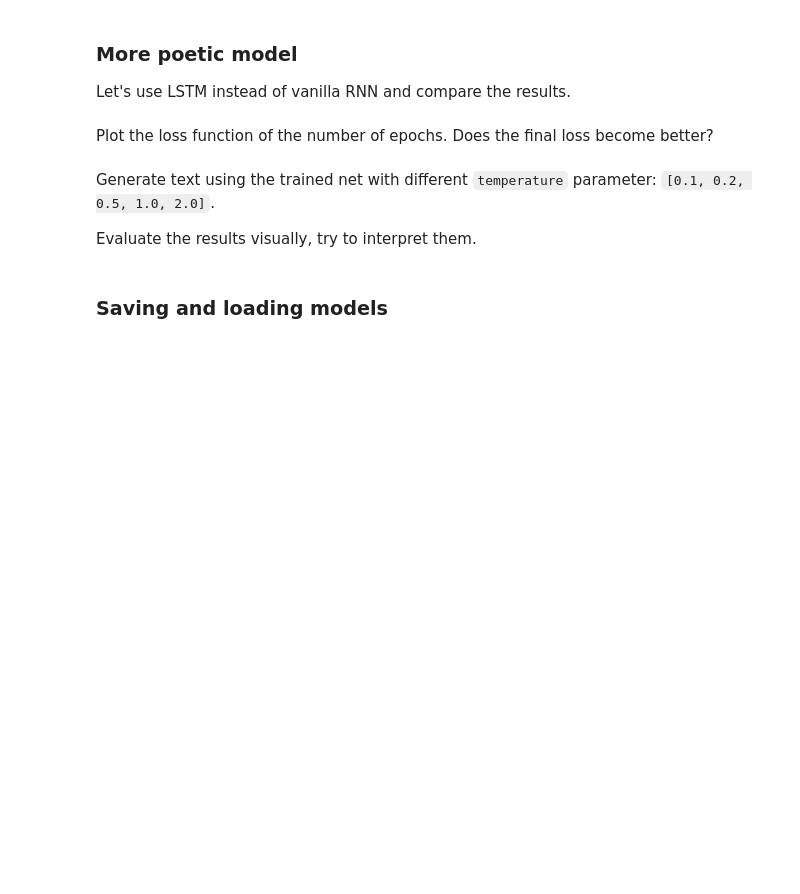
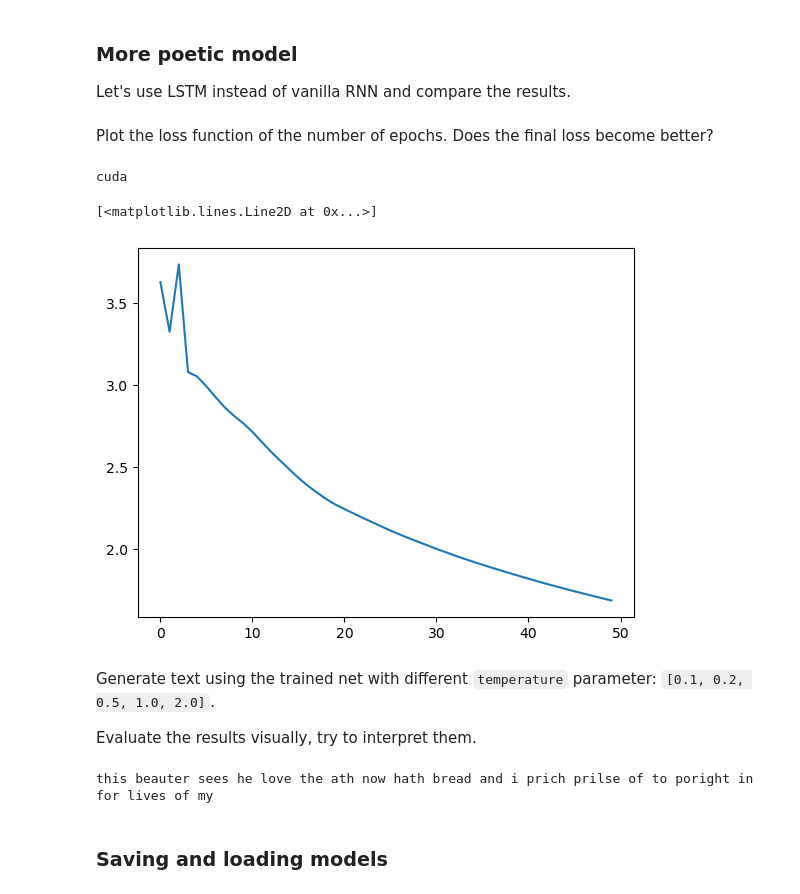
Before and after one commit to Sasha-VAV/ML, a Jupyter notebook: Courses/MIPT_ML_1_Term/Module9/Lab2_DL_part3_poetry.ipynb, the cells around one changed output. Drawn from its saved outputs; the diff is of its cells as text; code cells hidden in the pictures; blank space fills up the shorter version.

Commit message:
Add MIPT Module 9 Lab 2 parts 3-5

```diff
--- a/Courses/MIPT_ML_1_Term/Module9/Lab2_DL_part3_poetry.ipynb
+++ b/Courses/MIPT_ML_1_Term/Module9/Lab2_DL_part3_poetry.ipynb
@@ -266,3 +258,68 @@ Plot the loss function of the number of epochs. Does the final loss become bette
+# %%
+from tqdm import tqdm
+# Your code here
+from torch import nn
+import torch
+from einops import rearrange
+
+
+device = torch.device('cuda' if torch.cuda.is_available() else 'cpu')
+print(device)
+
+
+class CharRNN(nn.Module):
+    def __init__(self, input_size, hidden_size, output_size, n_layers=1):
+        super(CharRNN, self).__init__()
+        self.hidden_size = hidden_size
+        self.n_layers = n_layers
+
+        self.embedding = nn.Embedding(input_size, hidden_size)
+        self.rnn = nn.LSTM(hidden_size, hidden_size, num_layers=n_layers, batch_first=True)
+        self.fc = nn.Linear(hidden_size, output_size)
+
+    def forward(self, input, hidden):
+        embedded = self.embedding(input)
+        output, hidden = self.rnn(embedded, hidden)
+        output = self.fc(output)
+        return output, hidden
+
+    def initial_state(self, batch_size):
+        return (torch.zeros(self.n_layers, batch_size, self.hidden_size).to(device),
+                torch.zeros(self.n_layers, batch_size, self.hidden_size).to(device))
+
+model = CharRNN(38, 1024, 38, 2).to(device)
+opt = torch.optim.Adam(model.parameters())
+criterion = nn.CrossEntropyLoss()
+encoded_text = torch.tensor([token_to_idx[char] for char in text])
+
+seq_length = 128
+batch_size = 600
+encoded_text = encoded_text[:-(len(encoded_text)%batch_size)]
+encoded_text = rearrange(encoded_text, '(b t) -> b t', b=batch_size)
+losses = []
+
+for epoch in tqdm(range(50)):
+    for i in range(len(text)//batch_size//seq_length):
+        hidden = model.initial_state(batch_size)  # Initialize hidden state
+        inputs = encoded_text[:, i*seq_length:(i+1)*seq_length].to(device)        # Shape: (batch_size, seq_length)
+        targets = encoded_text[:, i*seq_length+1:(i+1)*seq_length+1].to(device)   # Shape: (batch_size, seq_length)
+        outputs, _ = model(inputs, hidden)
+        outputs = outputs.reshape(-1, len(token_to_idx))
+        targets = targets.reshape(-1)
+        loss = criterion(outputs, targets)
+        opt.zero_grad()
+        loss.backward()
+        torch.nn.utils.clip_grad_norm_(model.parameters(), 5.0)
+        opt.step()
+        losses.append(loss.item())
+
+import matplotlib.pyplot as plt
+
+plt.plot(losses)
+# %% [output]
+cuda
+[<matplotlib.lines.Line2D at 0x...>]
+[figure, added]
 # %% [markdown]
 Generate text using the trained net with different `temperature` parameter: `[0.1, 0.2, 0.5, 1.0, 2.0]`.
 
@@ -272,3 +327,10 @@ Evaluate the results visually, try to interpret them.
+# %%
+# An example of generated text.
+# print(generate_text(length=500, temperature=0.2))
+generated_text = generate_sample(model, seed_phrase="This ", temperature=0.7)
+print(generated_text)
+# %% [output]
+this beauter sees he love the ath now hath bread and i prich prilse of to poright in for lives of my
 # %% [markdown]
 ### Saving and loading models
 # %% [markdown]
```
Also changed, not shown: parts of 9 cells of this notebook, 6 other files.
